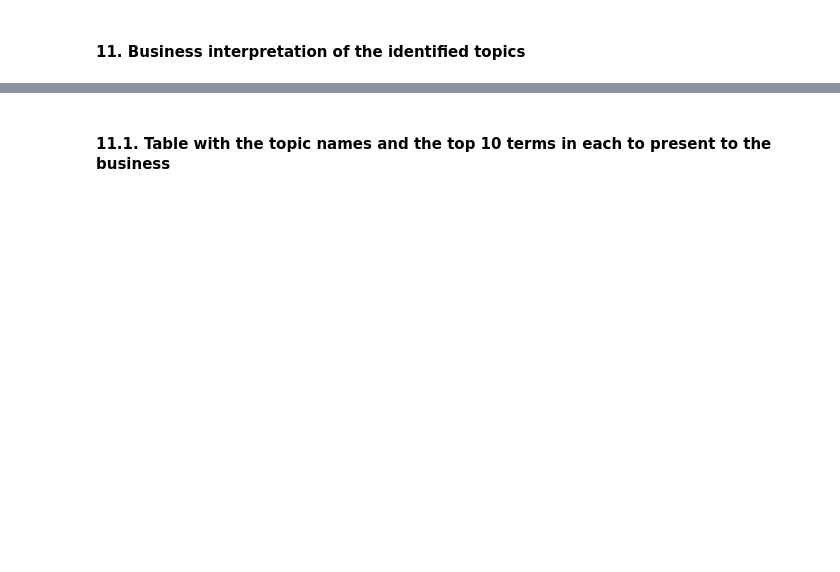
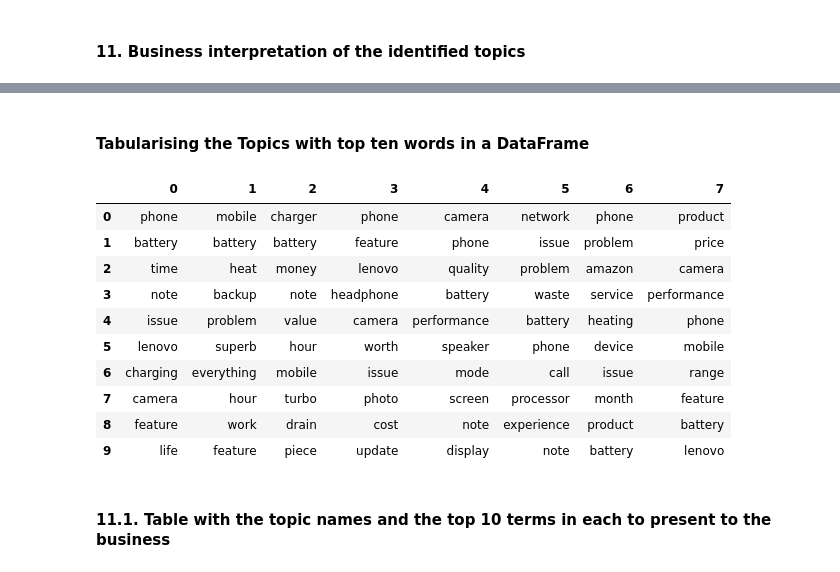
Before and after one commit to snbhattacharjya/Simplilearn, a Jupyter notebook: NLP/Project1-Topic Analysis/Topic Analysis of Review Data.ipynb, the cells around one changed output, grey strips where cells are left out. Drawn from its saved outputs; the diff is of its cells as text; code cells hidden in the pictures; blank space fills up the shorter version.

```diff
--- a/NLP/Project1-Topic Analysis/Topic Analysis of Review Data.ipynb
+++ b/NLP/Project1-Topic Analysis/Topic Analysis of Review Data.ipynb
@@ -507,12 +398,0 @@ model.fit(data_vectorized)
-# %%
-# Best Model
-best_lda_model = model.best_estimator_
-
-# Model Parameters
-print("Best Model's Params: ", model.best_params_)
-
-# Log Likelihood Score
-print("Best Log Likelihood Score: ", model.best_score_)
-
-# Perplexity
-print("Model Perplexity: ", best_lda_model.perplexity(data_vectorized))
@@ -519,2 +422,5 @@ print("Model Perplexity: ", best_lda_model.perplexity(data_vectorized))
 # %% [markdown]
 #### 11. Business interpretation of the identified topics
+# %%
+topics = best_lda_model.show_topics(formatted=False)
+pprint(topics, compact=True)
@@ -520,0 +447,9 @@ print("Model Perplexity: ", best_lda_model.perplexity(data_vectorized))
+# %%
+topic_words = {}
+for topic_no, words in topics:
+    top_words = []
+    for word, prob in words:
+        top_words.append(word)
+    topic_words[topic_no] = top_words
+
+pprint(topic_words, compact=True)
@@ -521,2 +473,19 @@ print("Model Perplexity: ", best_lda_model.perplexity(data_vectorized))
+# %% [markdown]
+#### Tabularising the Topics with top ten words in a DataFrame
+# %%
+topic_words_df = pd.DataFrame(topic_words)
+topic_words_df
+# %% [output]
+|  | 0 | 1 | 2 | 3 | 4 | 5 | 6 | 7 |
+| 0 | phone | mobile | charger | phone | camera | network | phone | product |
+| 1 | battery | battery | battery | feature | phone | issue | problem | price |
+| 2 | time | heat | money | lenovo | quality | problem | amazon | camera |
+| 3 | note | backup | note | headphone | battery | waste | service | performance |
+| 4 | issue | problem | value | camera | performance | battery | heating | phone |
+| 5 | lenovo | superb | hour | worth | speaker | phone | device | mobile |
+| 6 | charging | everything | mobile | issue | mode | call | issue | range |
+| 7 | camera | hour | turbo | photo | screen | processor | month | feature |
+| 8 | feature | work | drain | cost | note | experience | product | battery |
+| 9 | life | feature | piece | update | display | note | battery | lenovo |
 # %% [markdown]
 #### 11.1. Table with the topic names and the top 10 terms in each to present to the business
```
Also changed, not shown: parts of 61 cells of this notebook, 4 other files.
